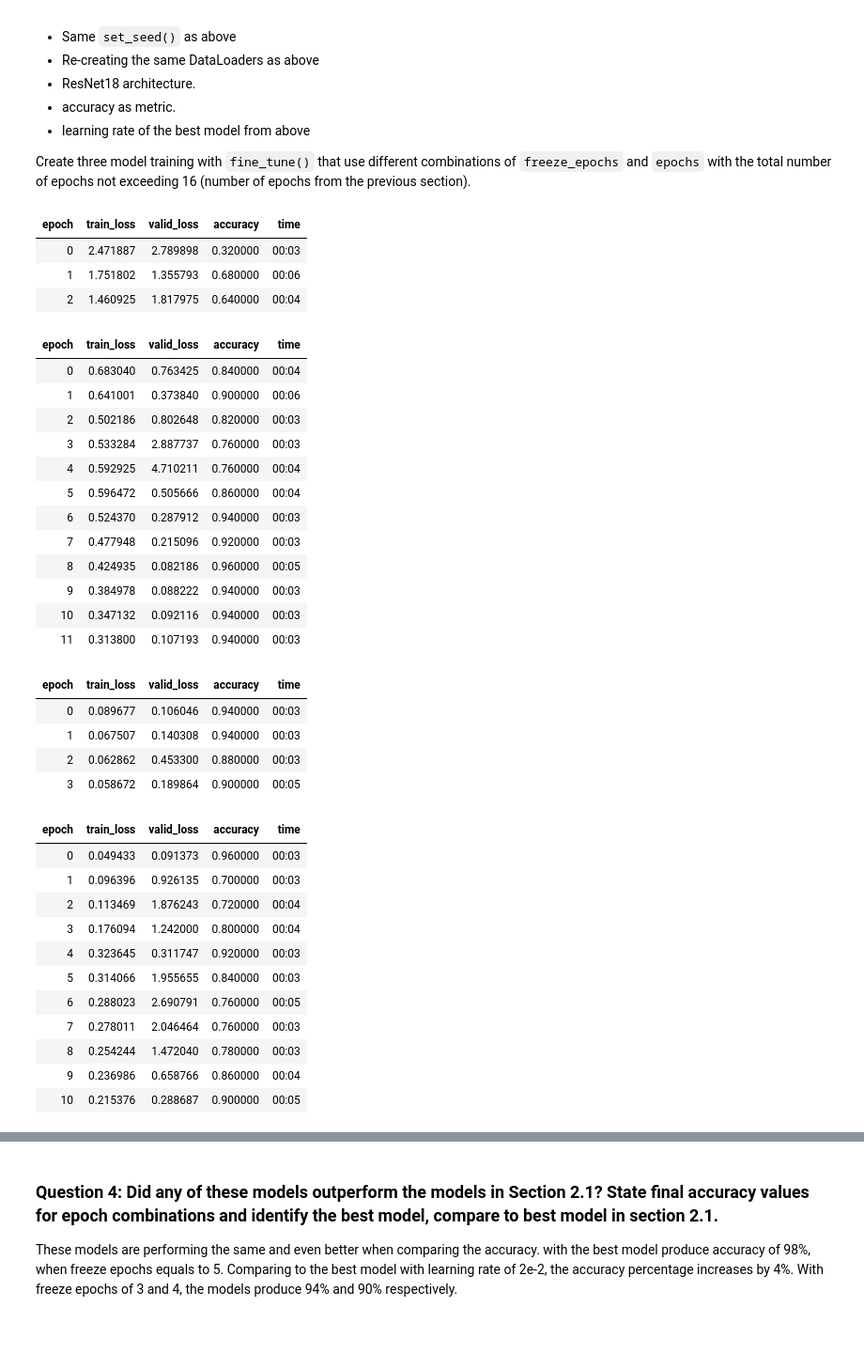
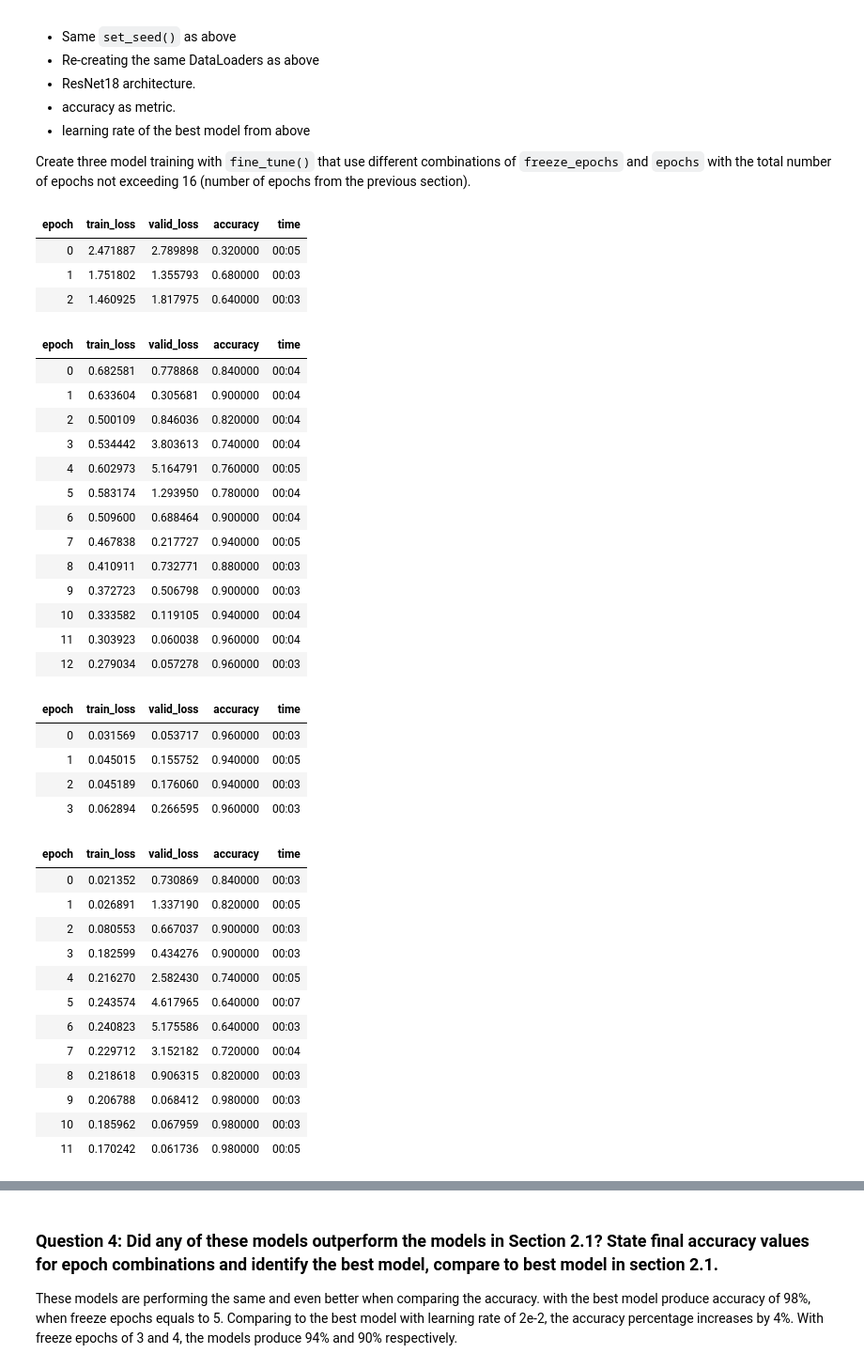
Before and after one commit to HyLe050701/ENCH407Assignment, a Jupyter notebook: lab3_train_finger_count.ipynb, the cells around one changed output, grey strips where cells are left out. Shown at 94% size. Saved outputs shown, nothing was run; the diff lists cells and outputs as text; code cells hidden in the pictures; blank space fills up the shorter version.

```diff
--- a/lab3_train_finger_count.ipynb
+++ b/lab3_train_finger_count.ipynb
@@ -186,43 +185,45 @@ dls = digits.dataloaders(path)
 
 learn = vision_learner(dls, resnet18, metrics=accuracy)
 # %%
-learn.fine_tune(12, freeze_epochs = 3, base_lr=2e-2)
+learn.fine_tune(13, freeze_epochs = 3, base_lr=2e-2)
 # %% [output]
 | epoch | train_loss | valid_loss | accuracy | time |
-| 0 | 2.471887 | 2.789898 | 0.320000 | 00:03 |
-| 1 | 1.751802 | 1.355793 | 0.680000 | 00:06 |
-| 2 | 1.460925 | 1.817975 | 0.640000 | 00:04 |
+| 0 | 2.471887 | 2.789898 | 0.320000 | 00:05 |
+| 1 | 1.751802 | 1.355793 | 0.680000 | 00:03 |
+| 2 | 1.460925 | 1.817975 | 0.640000 | 00:03 |
 | epoch | train_loss | valid_loss | accuracy | time |
-| 0 | 0.683040 | 0.763425 | 0.840000 | 00:04 |
-| 1 | 0.641001 | 0.373840 | 0.900000 | 00:06 |
-| 2 | 0.502186 | 0.802648 | 0.820000 | 00:03 |
-| 3 | 0.533284 | 2.887737 | 0.760000 | 00:03 |
-| 4 | 0.592925 | 4.710211 | 0.760000 | 00:04 |
-| 5 | 0.596472 | 0.505666 | 0.860000 | 00:04 |
-| 6 | 0.524370 | 0.287912 | 0.940000 | 00:03 |
-| 7 | 0.477948 | 0.215096 | 0.920000 | 00:03 |
-| 8 | 0.424935 | 0.082186 | 0.960000 | 00:05 |
-| 9 | 0.384978 | 0.088222 | 0.940000 | 00:03 |
-| 10 | 0.347132 | 0.092116 | 0.940000 | 00:03 |
-| 11 | 0.313800 | 0.107193 | 0.940000 | 00:03 |
+| 0 | 0.682581 | 0.778868 | 0.840000 | 00:04 |
+| 1 | 0.633604 | 0.305681 | 0.900000 | 00:04 |
+| 2 | 0.500109 | 0.846036 | 0.820000 | 00:04 |
+| 3 | 0.534442 | 3.803613 | 0.740000 | 00:04 |
+| 4 | 0.602973 | 5.164791 | 0.760000 | 00:05 |
+| 5 | 0.583174 | 1.293950 | 0.780000 | 00:04 |
+| 6 | 0.509600 | 0.688464 | 0.900000 | 00:04 |
+| 7 | 0.467838 | 0.217727 | 0.940000 | 00:05 |
+| 8 | 0.410911 | 0.732771 | 0.880000 | 00:03 |
+| 9 | 0.372723 | 0.506798 | 0.900000 | 00:03 |
+| 10 | 0.333582 | 0.119105 | 0.940000 | 00:04 |
+| 11 | 0.303923 | 0.060038 | 0.960000 | 00:04 |
+| 12 | 0.279034 | 0.057278 | 0.960000 | 00:03 |
 # %%
-learn.fine_tune(11, freeze_epochs = 4, base_lr=2e-2)
+learn.fine_tune(12, freeze_epochs = 4, base_lr=2e-2)
 # %% [output]
 | epoch | train_loss | valid_loss | accuracy | time |
-| 0 | 0.089677 | 0.106046 | 0.940000 | 00:03 |
-| 1 | 0.067507 | 0.140308 | 0.940000 | 00:03 |
-| 2 | 0.062862 | 0.453300 | 0.880000 | 00:03 |
-| 3 | 0.058672 | 0.189864 | 0.900000 | 00:05 |
+| 0 | 0.031569 | 0.053717 | 0.960000 | 00:03 |
+| 1 | 0.045015 | 0.155752 | 0.940000 | 00:05 |
+| 2 | 0.045189 | 0.176060 | 0.940000 | 00:03 |
+| 3 | 0.062894 | 0.266595 | 0.960000 | 00:03 |
 | epoch | train_loss | valid_loss | accuracy | time |
-| 0 | 0.049433 | 0.091373 | 0.960000 | 00:03 |
-| 1 | 0.096396 | 0.926135 | 0.700000 | 00:03 |
-| 2 | 0.113469 | 1.876243 | 0.720000 | 00:04 |
-| 3 | 0.176094 | 1.242000 | 0.800000 | 00:04 |
-| 4 | 0.323645 | 0.311747 | 0.920000 | 00:03 |
-| 5 | 0.314066 | 1.955655 | 0.840000 | 00:03 |
-| 6 | 0.288023 | 2.690791 | 0.760000 | 00:05 |
-| 7 | 0.278011 | 2.046464 | 0.760000 | 00:03 |
-| 8 | 0.254244 | 1.472040 | 0.780000 | 00:03 |
-| 9 | 0.236986 | 0.658766 | 0.860000 | 00:04 |
-| 10 | 0.215376 | 0.288687 | 0.900000 | 00:05 |
+| 0 | 0.021352 | 0.730869 | 0.840000 | 00:03 |
+| 1 | 0.026891 | 1.337190 | 0.820000 | 00:05 |
+| 2 | 0.080553 | 0.667037 | 0.900000 | 00:03 |
+| 3 | 0.182599 | 0.434276 | 0.900000 | 00:03 |
+| 4 | 0.216270 | 2.582430 | 0.740000 | 00:05 |
+| 5 | 0.243574 | 4.617965 | 0.640000 | 00:07 |
+| 6 | 0.240823 | 5.175586 | 0.640000 | 00:03 |
+| 7 | 0.229712 | 3.152182 | 0.720000 | 00:04 |
+| 8 | 0.218618 | 0.906315 | 0.820000 | 00:03 |
+| 9 | 0.206788 | 0.068412 | 0.980000 | 00:03 |
+| 10 | 0.185962 | 0.067959 | 0.980000 | 00:03 |
+| 11 | 0.170242 | 0.061736 | 0.980000 | 00:05 |
 # %%
```
Also changed, not shown: parts of 8 cells of this notebook.
